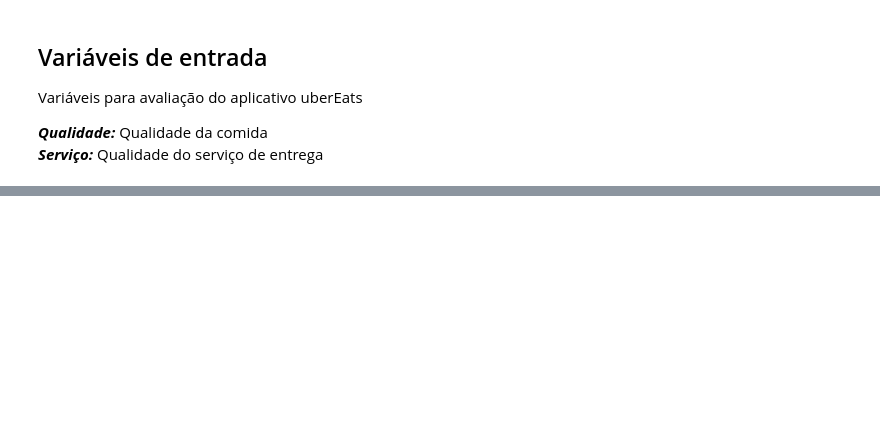
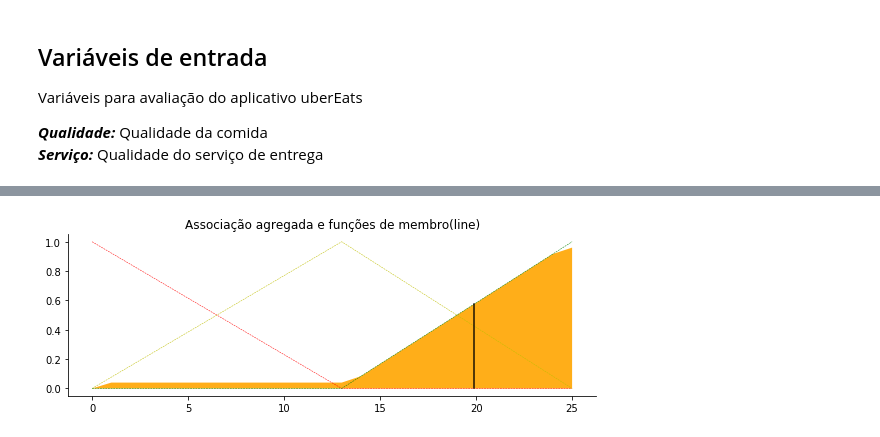
Before and after one commit to leonardo-anjos/artificial-inteligence, a Jupyter notebook: uber-eats.ipynb, the cells around one changed output, grey strips where cells are left out. Saved outputs shown, nothing was run; the diff lists cells and outputs as text; code cells hidden in the pictures; blank space fills up the shorter version.

```diff
--- a/uber-eats.ipynb
+++ b/uber-eats.ipynb
@@ -106,0 +141,29 @@ Text(0,0.5,'Fuzzy partition coefficient')
+# %%
+# Aggregate all three output membership functions together
+aggregated = np.fmax(func_gorg_baixa, np.fmax(func_gorg_media, func_gorg_alta))
+
+# Calculate defuzzified result
+tip = fuzz.defuzz(gorg, aggregated, 'centroid')
+tip_activation = fuzz.interp_membership(gorg, aggregated, tip)  # for plot
+
+# Visualize this
+fig, ax0 = plt.subplots(figsize=(8, 3))
+
+ax0.plot(gorg, gorg_baixo, 'r', linewidth=0.5, linestyle='--', )
+ax0.plot(gorg, gorg_medio, 'y', linewidth=0.5, linestyle='--')
+ax0.plot(gorg, gorg_alto, 'g', linewidth=0.5, linestyle='--')
+
+ax0.fill_between(gorg, tip0, aggregated, facecolor='Orange', alpha=0.9)
+ax0.plot([tip, tip], [0, tip_activation], 'k', linewidth=1.5, alpha=0.9)
+ax0.set_title('Associação agregada e funções de membro(line)')
+
+# Turn off top/right axes
+for ax in (ax0,):
+    ax.spines['top'].set_visible(False)
+    ax.spines['right'].set_visible(False)
+    ax.get_xaxis().tick_bottom()
+    ax.get_yaxis().tick_left()
+
+plt.tight_layout()
+# %% [output]
+[figure, added]
```
Also changed, not shown: parts of 11 cells of this notebook.
